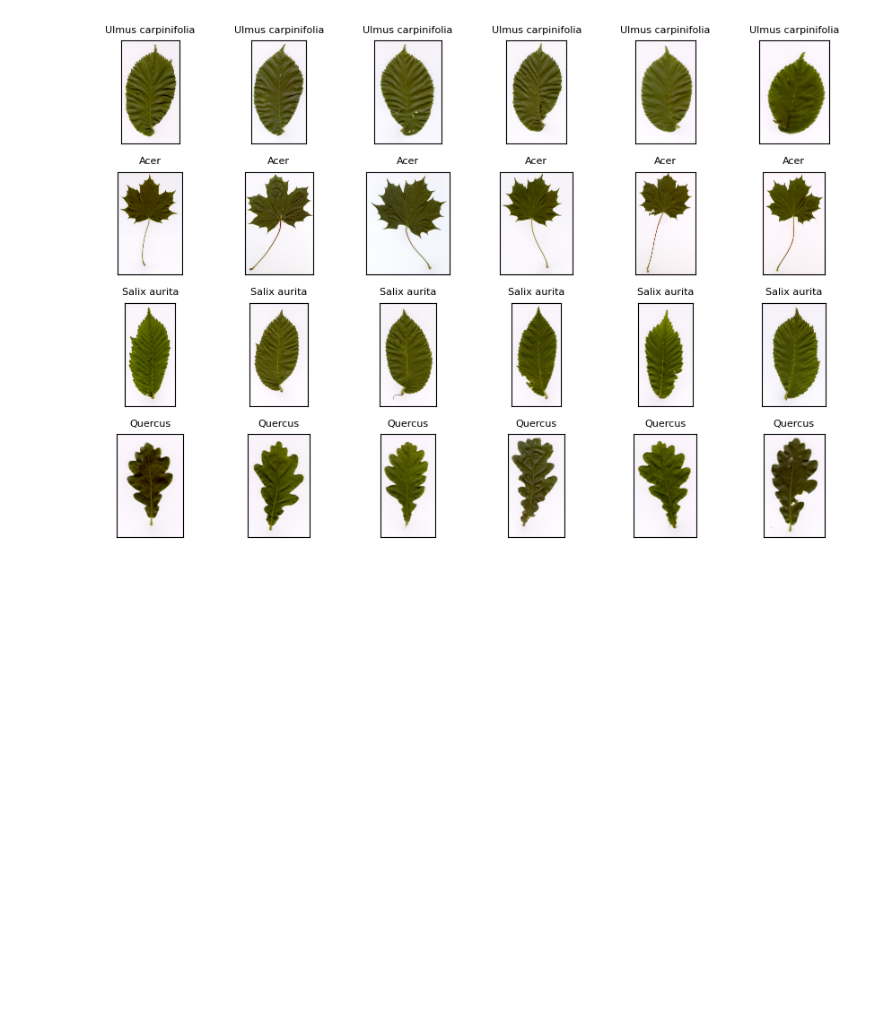
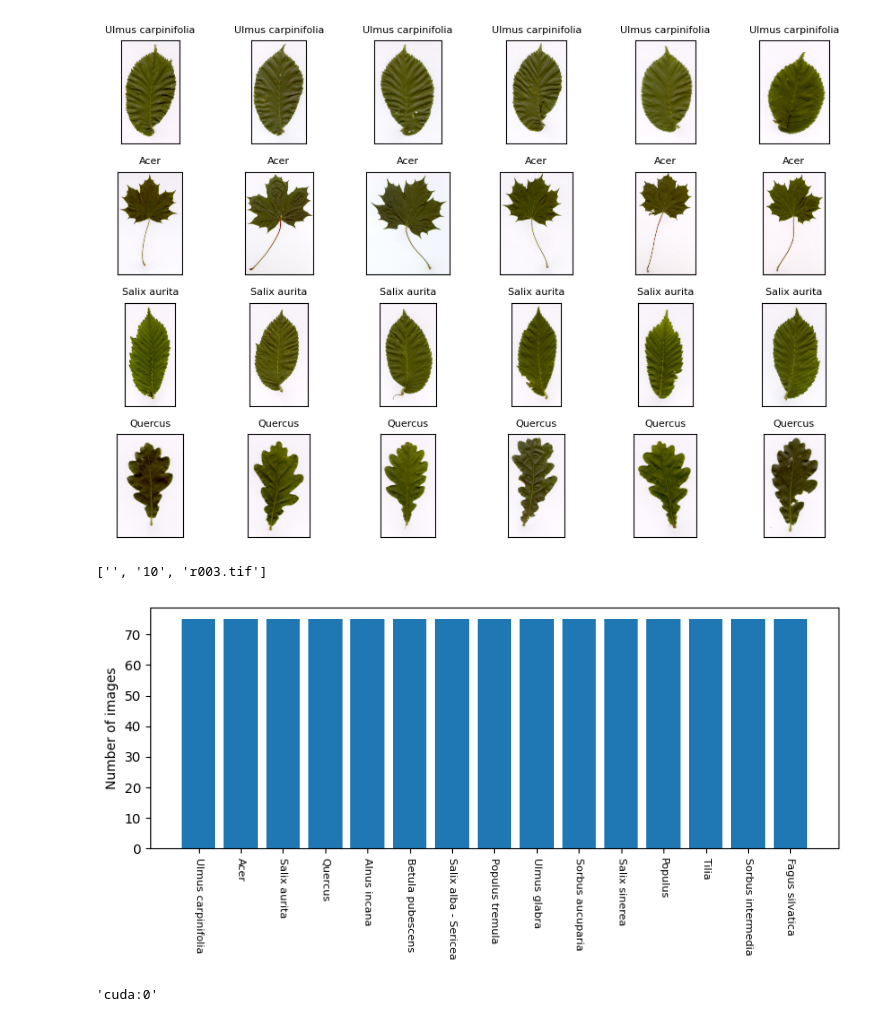
Before and after one commit to AbdoulayeDiop/plant-classification-with-pretrained-ResNet50, a Jupyter notebook: plant_classification.ipynb, the cells around one changed output. Drawn from its saved outputs; the diff is of its cells as text; code cells hidden in the pictures; blank space fills up the shorter version.

```diff
--- a/plant_classification.ipynb
+++ b/plant_classification.ipynb
@@ -63,0 +63,29 @@ import torch
+# %%
+re.split("[ln]", "l10nr003.tif")
+# %% [output]
+['', '10', 'r003.tif']
+# %%
+plt.figure(figsize=(8, 4))
+all_imgs = os.listdir(IMG_DIR)
+class_counts = {i: 0 for i in class_names}
+for img_name in all_imgs:
+  leaf_class = int(re.split("[ln]", img_name)[1])
+  # print(img_name, leaf_class)
+  class_counts[leaf_class] += 1
+
+plt.bar(class_names.values(), class_counts.values())
+plt.ylabel("Number of images")
+plt.xticks(rotation=-90, fontsize=8)
+plt.tight_layout()
+plt.show()
+# %% [output]
+[figure, added]
+# %%
+import torch
+if torch.cuda.is_available():
+    device = "cuda:0"
+else:
+    device = "cpu"
+device
+# %% [output]
+'cuda:0'
```
Also changed, not shown: parts of 5 cells of this notebook.
